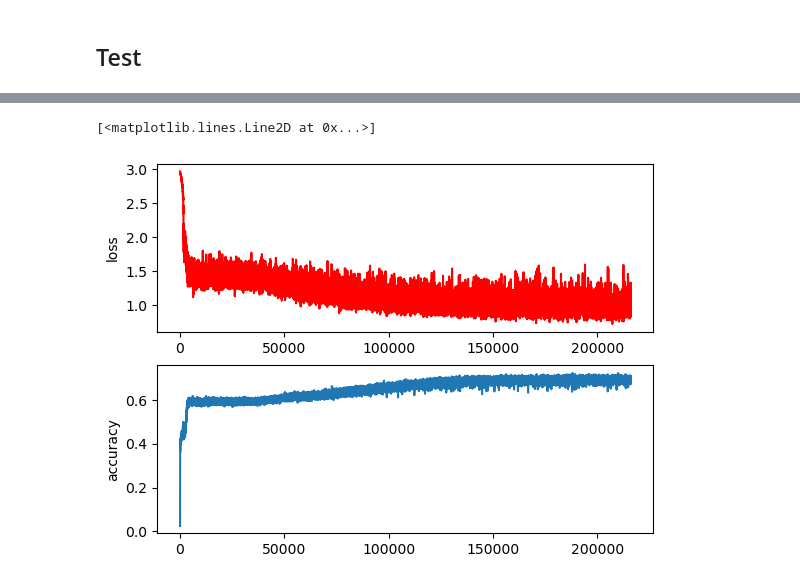
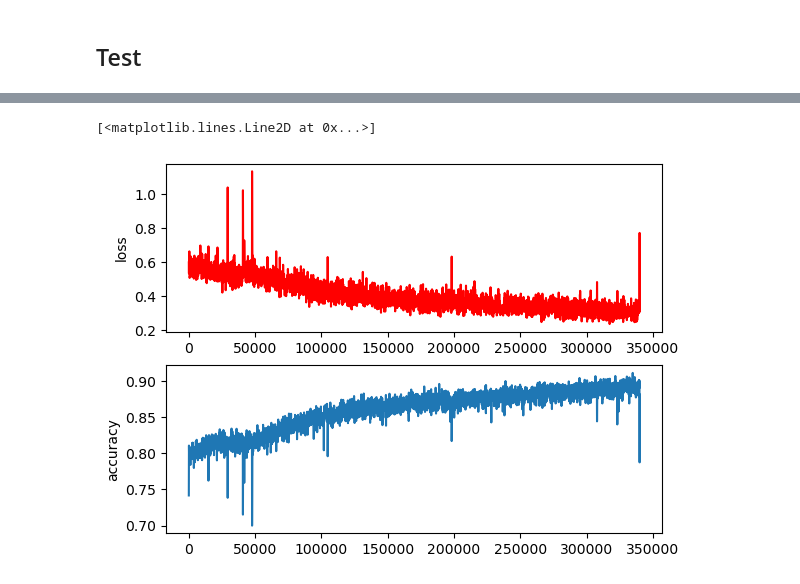
Before and after one commit to jshe2304/smilesVAE, a Jupyter notebook: ae.ipynb, the cells around one changed output, grey strips where cells are left out. Cells and saved outputs as stored; diff of their text form; code cells hidden in the pictures.

```diff
--- a/ae.ipynb
+++ b/ae.ipynb
@@ -110,13 +91,13 @@ evaluate_ae(encoder, decoder, smiles, 10, params=params)
 # %%
-log = pd.read_csv('./logs/log-2.csv')
+log = pd.read_csv('./logs/log-5.csv')
 
 fig, (ax1, ax2) = plt.subplots(2, 1)
 
 ax1.set_ylabel('loss')
 ax1.plot(log['i'], log['loss'], color='red')
 
 ax2.set_ylabel('accuracy')
 ax2.plot(log['i'], log['similarity'])
 # %% [output]
 [<matplotlib.lines.Line2D at 0x...>]
-[figure, old version]
+[figure, new version]
```
Also changed, not shown: parts of 5 cells of this notebook, 19 other files.
